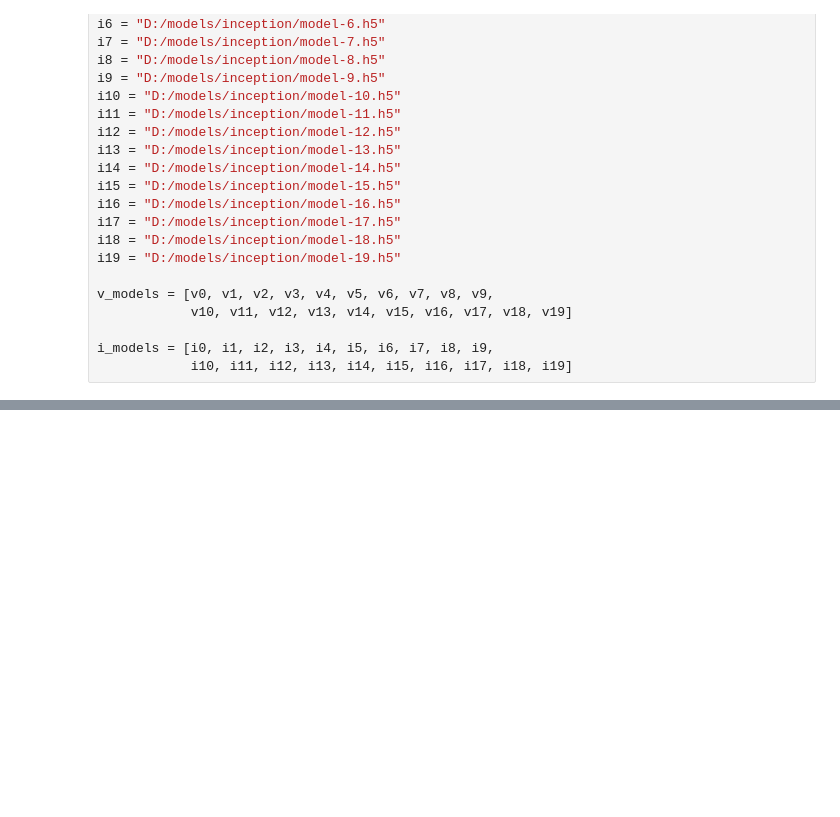
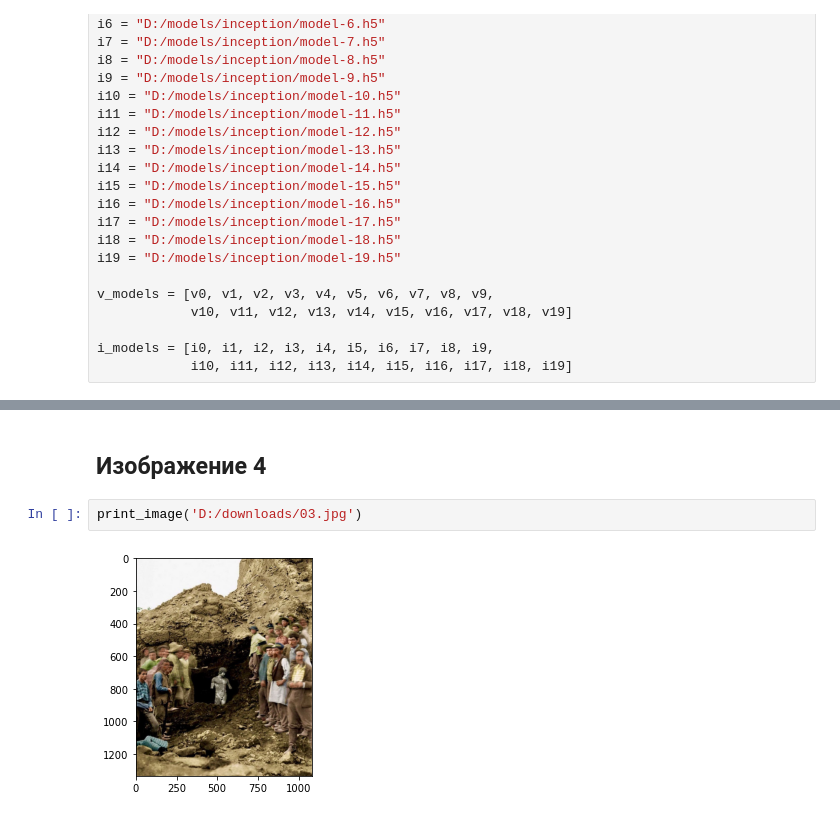
Before and after one commit to algorithm-ssau/generating-image-captions, a Jupyter notebook: lab3-image-caption-generator/23-check-models.ipynb, the cells around one changed output, grey strips where cells are left out. Saved outputs shown, nothing was run; the diff lists cells and outputs as text; blank space fills up the shorter version.

```diff
--- a/lab3-image-caption-generator/23-check-models.ipynb
+++ b/lab3-image-caption-generator/23-check-models.ipynb
@@ -135,0 +154,6 @@ i_models = [i0, i1, i2, i3, i4, i5, i6, i7, i8, i9,
+# %% [markdown]
+## Изображение 4
+# %%
+print_image('D:/downloads/03.jpg')
+# %% [output]
+[figure, added]
```
Also changed, not shown: parts of 8 cells of this notebook.
